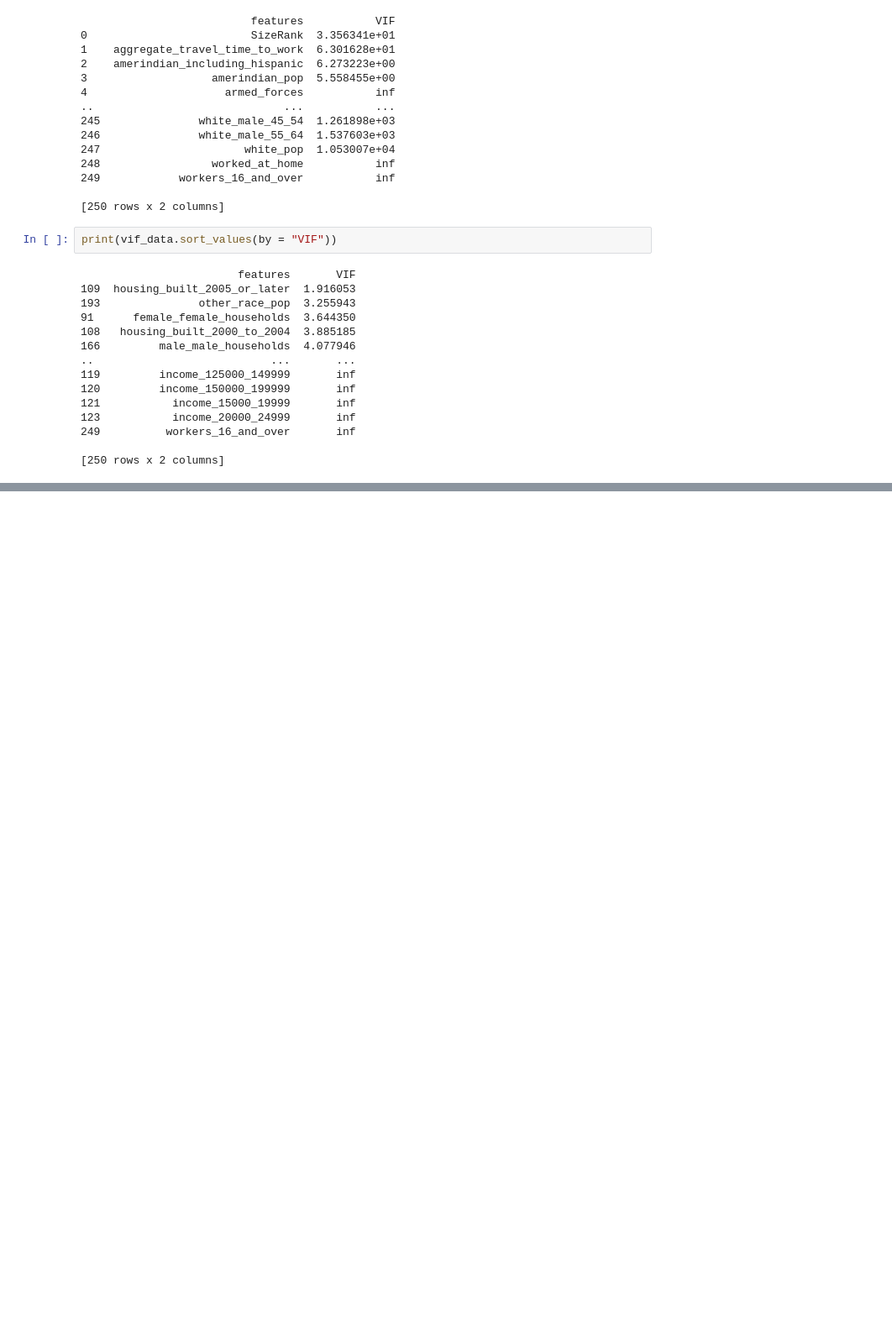
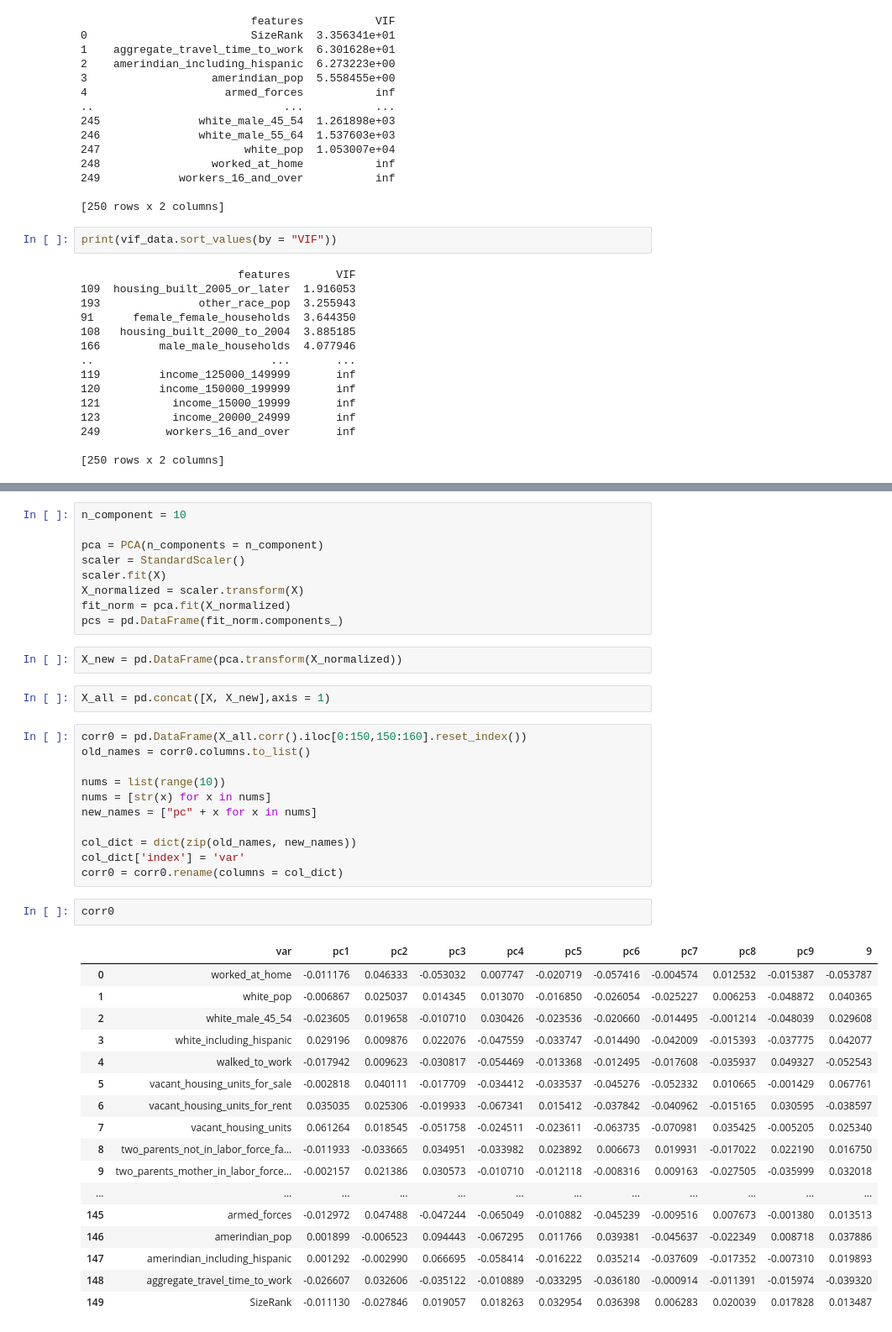
Before and after one commit to Skipp-py/NYCDSA_Capstone, a Jupyter notebook: Cherie/acs_ft_selection.ipynb, the cells around one changed output, grey strips where cells are left out. Shown at 84% size. Saved outputs shown, nothing was run; the diff lists cells and outputs as text; blank space fills up the shorter version.

```diff
--- a/Cherie/acs_ft_selection.ipynb
+++ b/Cherie/acs_ft_selection.ipynb
@@ -156,0 +360,44 @@ print(vif_data.sort_values(by = "VIF"))
+# %%
+n_component = 10
+
+pca = PCA(n_components = n_component)
+scaler = StandardScaler()
+scaler.fit(X)
+X_normalized = scaler.transform(X)
+fit_norm = pca.fit(X_normalized)
+pcs = pd.DataFrame(fit_norm.components_)
+# %%
+X_new = pd.DataFrame(pca.transform(X_normalized))
+# %%
+X_all = pd.concat([X, X_new],axis = 1)
+# %%
+corr0 = pd.DataFrame(X_all.corr().iloc[0:150,150:160].reset_index())
+old_names = corr0.columns.to_list()
+
+nums = list(range(10))
+nums = [str(x) for x in nums]
+new_names = ["pc" + x for x in nums]
+
+col_dict = dict(zip(old_names, new_names))
+col_dict['index'] = 'var'
+corr0 = corr0.rename(columns = col_dict)
+# %%
+corr0
+# %% [output]
+|  | var | pc1 | pc2 | pc3 | pc4 | pc5 | pc6 | pc7 | pc8 | pc9 | 9 |
+| 0 | worked_at_home | -0.011176 | 0.046333 | -0.053032 | 0.007747 | -0.020719 | -0.057416 | -0.004574 | 0.012532 | -0.015387 | -0.053787 |
+| 1 | white_pop | -0.006867 | 0.025037 | 0.014345 | 0.013070 | -0.016850 | -0.026054 | -0.025227 | 0.006253 | -0.048872 | 0.040365 |
+| 2 | white_male_45_54 | -0.023605 | 0.019658 | -0.010710 | 0.030426 | -0.023536 | -0.020660 | -0.014495 | -0.001214 | -0.048039 | 0.029608 |
+| 3 | white_including_hispanic | 0.029196 | 0.009876 | 0.022076 | -0.047559 | -0.033747 | -0.014490 | -0.042009 | -0.015393 | -0.037775 | 0.042077 |
+| 4 | walked_to_work | -0.017942 | 0.009623 | -0.030817 | -0.054469 | -0.013368 | -0.012495 | -0.017608 | -0.035937 | 0.049327 | -0.052543 |
+| 5 | vacant_housing_units_for_sale | -0.002818 | 0.040111 | -0.017709 | -0.034412 | -0.033537 | -0.045276 | -0.052332 | 0.010665 | -0.001429 | 0.067761 |
+| 6 | vacant_housing_units_for_rent | 0.035035 | 0.025306 | -0.019933 | -0.067341 | 0.015412 | -0.037842 | -0.040962 | -0.015165 | 0.030595 | -0.038597 |
+| 7 | vacant_housing_units | 0.061264 | 0.018545 | -0.051758 | -0.024511 | -0.023611 | -0.063735 | -0.070981 | 0.035425 | -0.005205 | 0.025340 |
+| 8 | two_parents_not_in_labor_force_fa... | -0.011933 | -0.033665 | 0.034951 | -0.033982 | 0.023892 | 0.006673 | 0.019931 | -0.017022 | 0.022190 | 0.016750 |
+| 9 | two_parents_mother_in_labor_force... | -0.002157 | 0.021386 | 0.030573 | -0.010710 | -0.012118 | -0.008316 | 0.009163 | -0.027505 | -0.035999 | 0.032018 |
+| ... | ... | ... | ... | ... | ... | ... | ... | ... | ... | ... | ... |
+| 145 | armed_forces | -0.012972 | 0.047488 | -0.047244 | -0.065049 | -0.010882 | -0.045239 | -0.009516 | 0.007673 | -0.001380 | 0.013513 |
+| 146 | amerindian_pop | 0.001899 | -0.006523 | 0.094443 | -0.067295 | 0.011766 | 0.039381 | -0.045637 | -0.022349 | 0.008718 | 0.037886 |
+| 147 | amerindian_including_hispanic | 0.001292 | -0.002990 | 0.066695 | -0.058414 | -0.016222 | 0.035214 | -0.037609 | -0.017352 | -0.007310 | 0.019893 |
+| 148 | aggregate_travel_time_to_work | -0.026607 | 0.032606 | -0.035122 | -0.010889 | -0.033295 | -0.036180 | -0.000914 | -0.011391 | -0.015974 | -0.039320 |
+| 149 | SizeRank | -0.011130 | -0.027846 | 0.019057 | 0.018263 | 0.032954 | 0.036398 | 0.006283 | 0.020039 | 0.017828 | 0.013487 |
```
Also changed, not shown: parts of 12 cells of this notebook, 3 other files.
